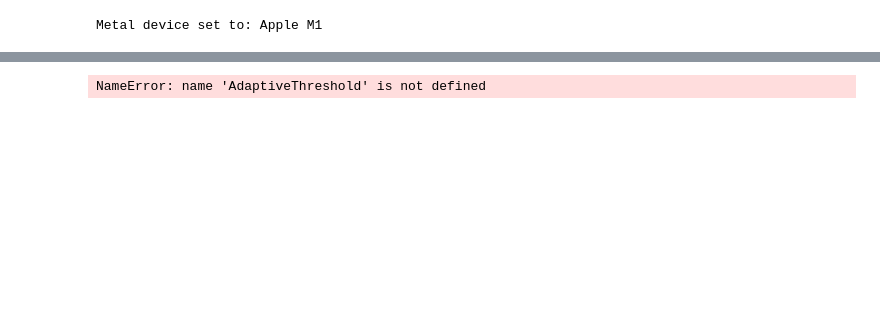
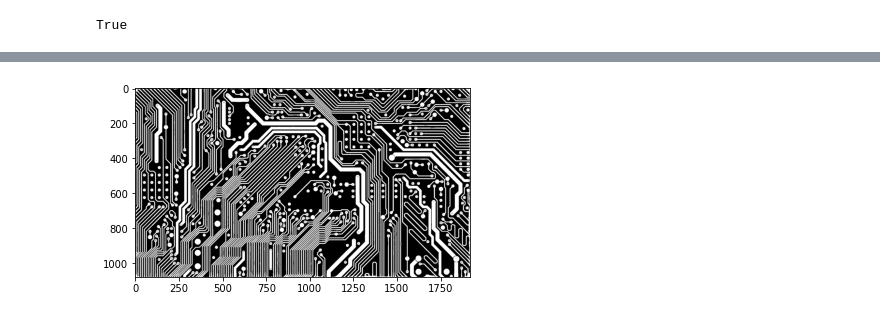
Before and after one commit to chouguting/machineVision, a Jupyter notebook: homework/03/hw3.ipynb, the cells around one changed output, grey strips where cells are left out. Drawn from its saved outputs; the diff is of its cells as text; code cells hidden in the pictures; blank space fills up the shorter version.

```diff
--- a/homework/03/hw3.ipynb
+++ b/homework/03/hw3.ipynb
@@ -8,12 +8,13 @@ import matplotlib.pyplot as plt
 class AdaptiveThreshold:
     #init是constructor
     def __init__(self,blockSize,C):
+        #1個blockSize*blockSize＊1的KERNEL
         self.filters = tf.ones((blockSize,blockSize,1,1),dtype=tf.float32)/blockSize**2
-        self.C       = tf.constant(-C,dtype=tf.float32)
+        self.C       = tf.constant(C,dtype=tf.float32)
 
     def __call__(self,inputs):
         # hint: tf.nn.conv2d, tf.where
-        kernel = np.zeros((1,1,3,3), np.float32)
-
+        mean = tf.nn.conv2d(inputs,self.filters,strides=[1,1],padding='SAME')
+        x = tf.where(inputs>(mean-self.C),1.0,0.0)
 
         return x # return the resultant image, where 1 represents above the threshold and 0 represents below the threshold
@@ -77,10 +171,11 @@ inputs = inputs[tf.newaxis,:,:,tf.newaxis]  #擴增兩個維度
 #AdaptiveThreshold(61,-8)是叫constructor 建構一個物件
 #AdaptiveThreshold(61,-8)(inputs)是叫AdaptiveThreshold(61,-8)的call函數
 binary = AdaptiveThreshold(61,-8)(inputs)
+plt.imshow(tf.squeeze(binary).numpy()*255,cmap='gray') #把大於零的部分會被設為255，小於零的部分會被設為0
 
 #存下AdaptiveThresholding結果
 #binary這張圖現去掉大小為1的維度，再把大於零的部分會被設為255，小於零的部分會被設為0
 outputs = tf.where(tf.squeeze(binary)>0,tf.constant([[255]],dtype=tf.uint8),tf.constant([[0]],dtype=tf.uint8))
 cv2.imwrite('pcb_threshold.png',outputs.numpy())  #存下結果
 # %% [output]
-Metal device set to: Apple M1
+True
@@ -89,4 +182,4 @@ Metal device set to: Apple M1
-NameError: name 'AdaptiveThreshold' is not defined
+[figure, added]
 # %%
 #顯示AdaptiveThresholding結果
 plt.figure(figsize=(20,15))
```
Also changed, not shown: parts of 7 cells of this notebook, 3 other files.
